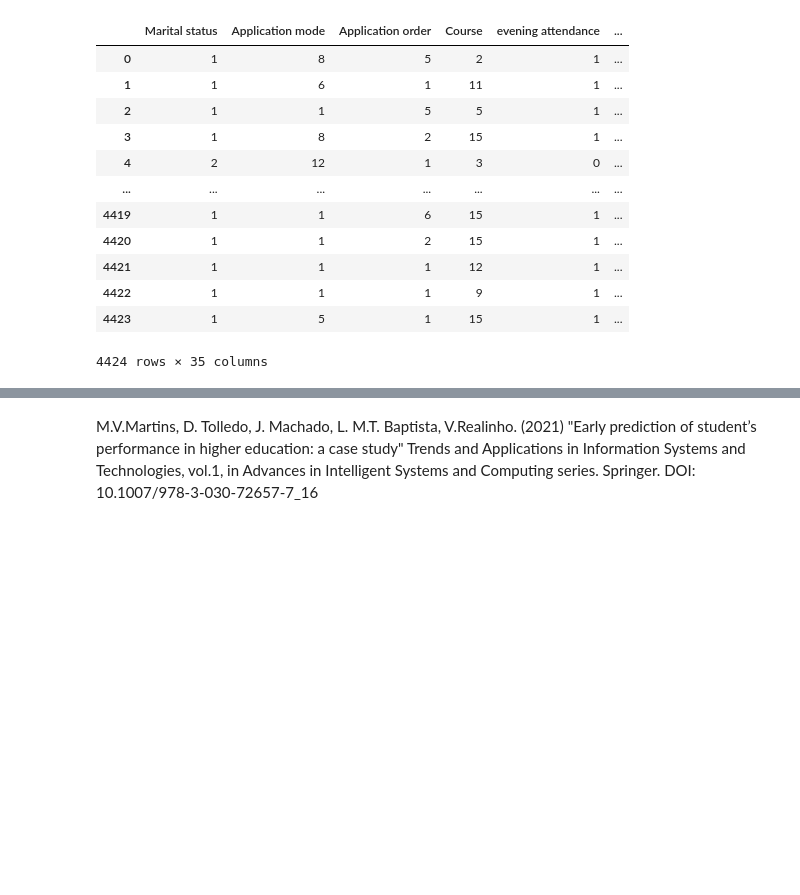
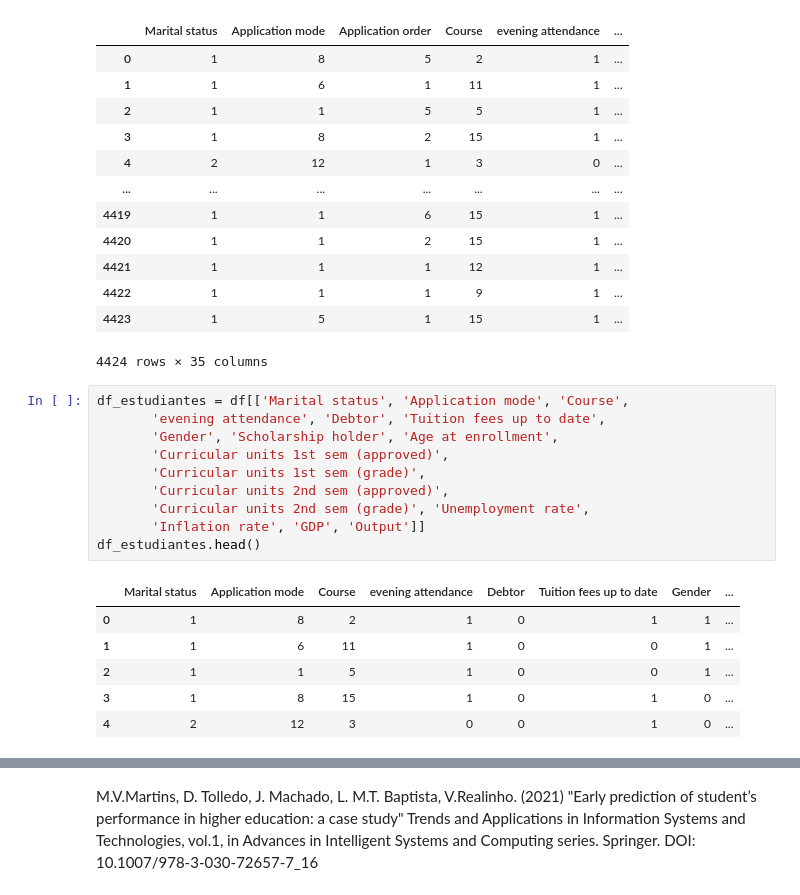
Before and after one commit to AntonioDilone/Dropout-Analysis, a Jupyter notebook: DropoutAnalysis.ipynb, the cells around one changed output, grey strips where cells are left out. Cells and saved outputs as stored; diff of their text form; blank space fills up the shorter version.

```diff
--- a/DropoutAnalysis.ipynb
+++ b/DropoutAnalysis.ipynb
@@ -264,3 +288,20 @@ df
 | 4422 | 1 | 1 | 1 | 9 | 1 | ... |
 | 4423 | 1 | 5 | 1 | 15 | 1 | ... |
 4424 rows × 35 columns
+# %%
+df_estudiantes = df[['Marital status', 'Application mode', 'Course',
+       'evening attendance', 'Debtor', 'Tuition fees up to date',
+       'Gender', 'Scholarship holder', 'Age at enrollment',
+       'Curricular units 1st sem (approved)',
+       'Curricular units 1st sem (grade)',
+       'Curricular units 2nd sem (approved)',
+       'Curricular units 2nd sem (grade)', 'Unemployment rate',
+       'Inflation rate', 'GDP', 'Output']]
+df_estudiantes.head()
+# %% [output]
+|  | Marital status | Application mode | Course | evening attendance | Debtor | Tuition fees up to date | Gender | ... |
+| 0 | 1 | 8 | 2 | 1 | 0 | 1 | 1 | ... |
+| 1 | 1 | 6 | 11 | 1 | 0 | 0 | 1 | ... |
+| 2 | 1 | 1 | 5 | 1 | 0 | 0 | 1 | ... |
+| 3 | 1 | 8 | 15 | 1 | 0 | 1 | 0 | ... |
+| 4 | 2 | 12 | 3 | 0 | 0 | 1 | 0 | ... |
```
Also changed, not shown: parts of 12 cells of this notebook.
